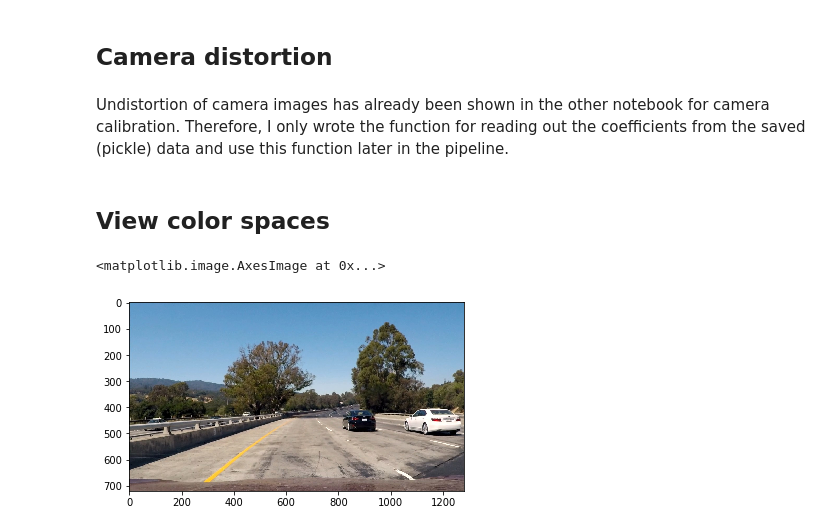
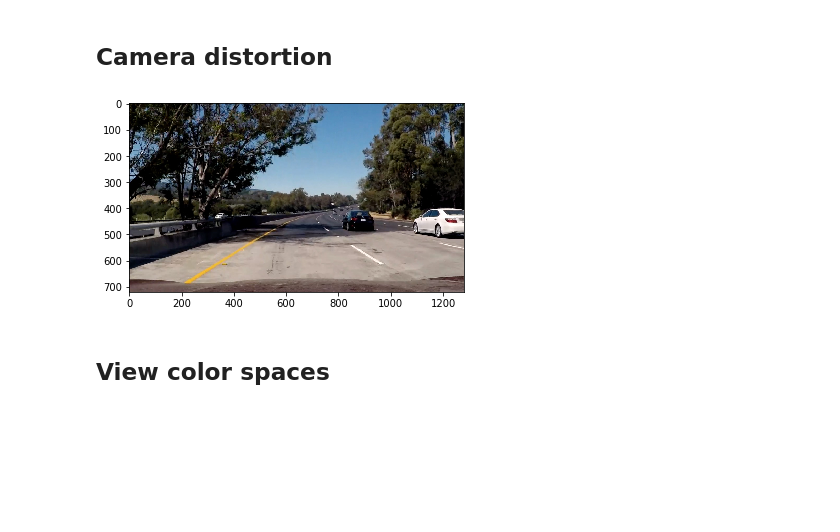
Before and after one commit to Pyrax/CarND-Advanced-Lane-Lines, a Jupyter notebook: src/lane_finding.ipynb, the cells around one changed output. Saved outputs shown, nothing was run; the diff lists cells and outputs as text; code cells hidden in the pictures; blank space fills up the shorter version.

```diff
--- a/src/lane_finding.ipynb
+++ b/src/lane_finding.ipynb
@@ -27,5 +27,3 @@ test_imgs_dir = os.path.join('..', 'test_images')
 cal_data_file = 'calibration.pickle' # file where to save the distortion coefficients
 # %% [markdown]
 ## Camera distortion
-# %% [markdown]
-Undistortion of camera images has already been shown in the other notebook for camera calibration. Therefore, I only wrote the function for reading out the coefficients from the saved (pickle) data and use this function later in the pipeline.
@@ -39,9 +30,10 @@ def undistort(image):
+# %%
+test_image = mpimg.imread(os.path.join(test_images_dir, 'test5.jpg'))
+plt.imshow(test_image)
+
+undistorted_image = imgf.undistort(test_image, cal_data_file)
+# %% [output]
+[figure, added]
 # %% [markdown]
 ## View color spaces
-# %%
-test_image = mpimg.imread(os.path.join(test_imgs_dir, 'test1.jpg'))
-plt.imshow(test_image)
-# %% [output]
-<matplotlib.image.AxesImage at 0x...>
-[figure, removed]
 # %%
```
Also changed, not shown: parts of 13 cells of this notebook, 2 other files.
